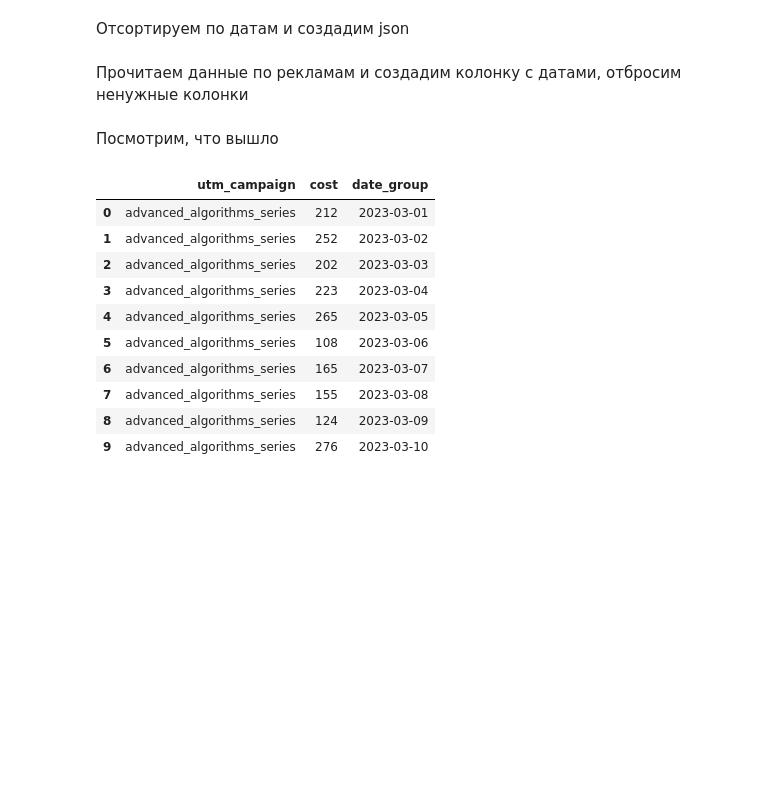
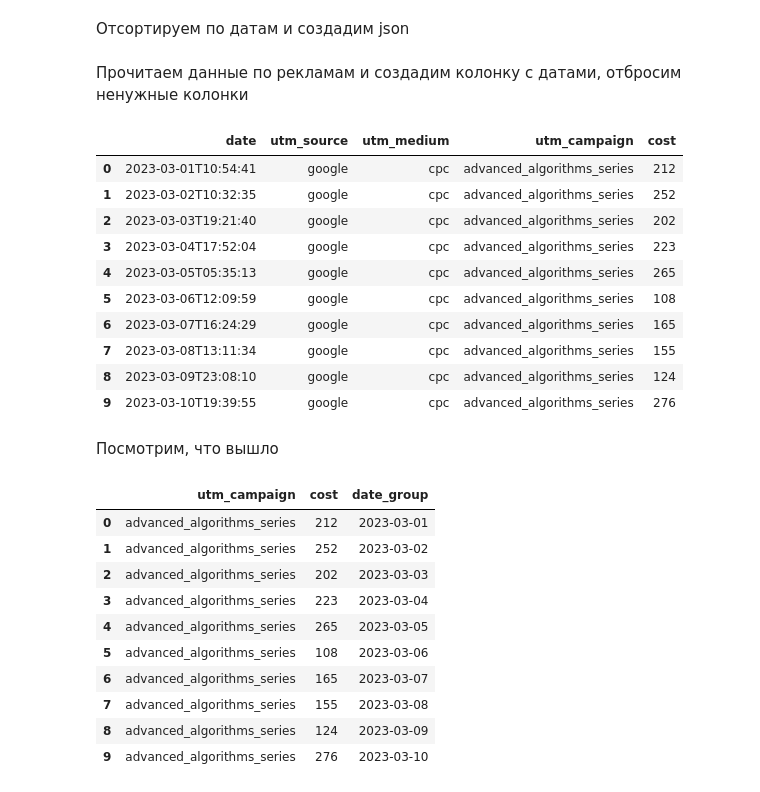
Before and after one commit to Vbhfbk/data-analytics-project-100, a Jupyter notebook: charts_project.ipynb, the cells around one changed output. Drawn from its saved outputs; the diff is of its cells as text; code cells hidden in the pictures; blank space fills up the shorter version.

```diff
--- a/charts_project.ipynb
+++ b/charts_project.ipynb
@@ -228,4 +227,20 @@ conversions = conversions.sort_values('date_group')
 conversions.to_json('conversion.json')
 # %% [markdown]
 Прочитаем данные по рекламам и создадим колонку с датами, отбросим ненужные колонки
+# %%
+ads_df = pd.read_csv('ads.csv')
+ads_df = ads_df.sort_values('date')
+ads_df.head(10)
+# %% [output]
+|  | date | utm_source | utm_medium | utm_campaign | cost |
+| 0 | 2023-03-01T10:54:41 | google | cpc | advanced_algorithms_series | 212 |
+| 1 | 2023-03-02T10:32:35 | google | cpc | advanced_algorithms_series | 252 |
+| 2 | 2023-03-03T19:21:40 | google | cpc | advanced_algorithms_series | 202 |
+| 3 | 2023-03-04T17:52:04 | google | cpc | advanced_algorithms_series | 223 |
+| 4 | 2023-03-05T05:35:13 | google | cpc | advanced_algorithms_series | 265 |
+| 5 | 2023-03-06T12:09:59 | google | cpc | advanced_algorithms_series | 108 |
+| 6 | 2023-03-07T16:24:29 | google | cpc | advanced_algorithms_series | 165 |
+| 7 | 2023-03-08T13:11:34 | google | cpc | advanced_algorithms_series | 155 |
+| 8 | 2023-03-09T23:08:10 | google | cpc | advanced_algorithms_series | 124 |
+| 9 | 2023-03-10T19:39:55 | google | cpc | advanced_algorithms_series | 276 |
 # %%
```
Also changed, not shown: parts of 3 cells of this notebook.
